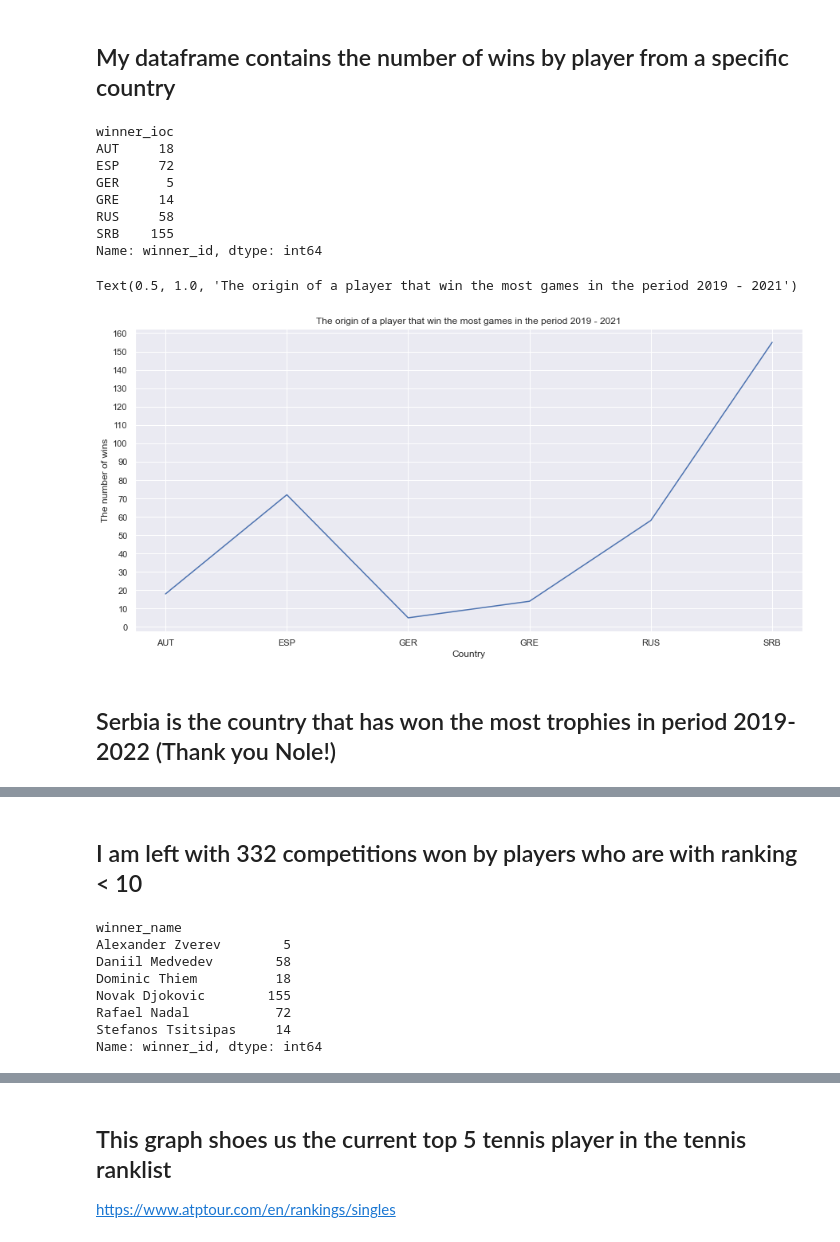
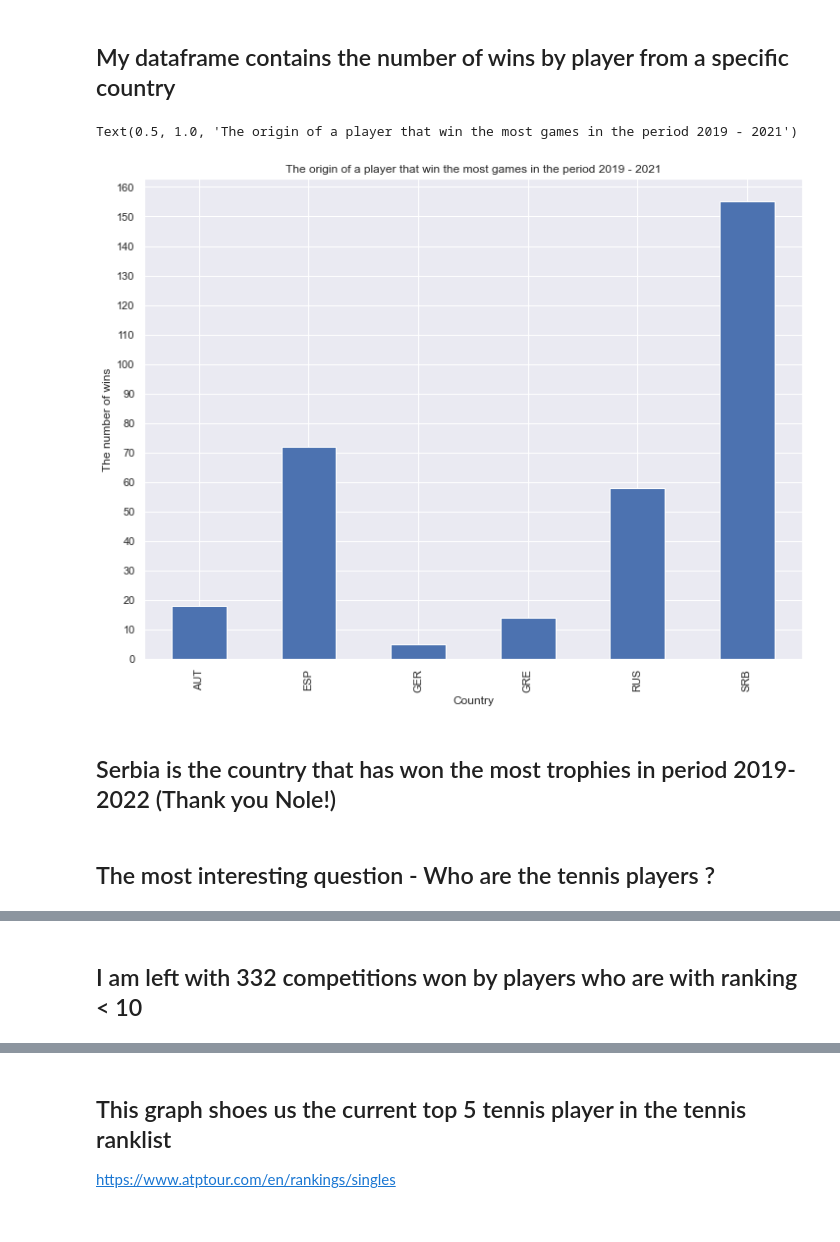
Before and after one commit to BorisBorisov33/Data-Analysis-Group-Project, a Jupyter notebook: analysis_the_greatest_tennis_nation.ipynb, the cells around one changed output, grey strips where cells are left out. Cells and saved outputs as stored; diff of their text form; code cells hidden in the pictures.

Commit message:
update of analysis greatest tennis nation

```diff
--- a/analysis_the_greatest_tennis_nation.ipynb
+++ b/analysis_the_greatest_tennis_nation.ipynb
@@ -6,6 +6,9 @@ import pandas as pd
 import numpy as np
 import seaborn as sns
 import matplotlib.pyplot as plt
+# import geopandas
+plt.style.use('ggplot')
+
 %matplotlib inline
 
 plt.rcParams['figure.figsize'] = (12, 9)
@@ -140,33 +131,22 @@ filtered_rank_points_df
 322 rows × 7 columns
 # %% [markdown]
 ## My dataframe contains the number of wins by player from a specific country
-# %%
-country_of_players_df = filtered_rank_points_df.groupby('winner_ioc')['winner_id'].size()
-country_of_players_df
-# %% [output]
-winner_ioc
-AUT     18
-ESP     72
-GER      5
-GRE     14
-RUS     58
-SRB    155
-Name: winner_id, dtype: int64
 # %%
-fig, ax = plt.subplots(figsize=(15,7))
-filtered_rank_points_df.groupby('winner_ioc')['winner_id'].count().plot(ax=ax)
+country_of_players_df = filtered_rank_points_df.groupby('winner_ioc')['winner_id'].size()
+country_of_players_df
+country_of_players_df.plot.bar()
 plt.xlabel('Country')
 plt.ylabel("The number of wins")
 y = [0,160]
 plt.yticks(np.arange(min(y), max(y)+1, 10))
-
-
 plt.title('The origin of a player that win the most games in the period 2019 - 2021')
 # %% [output]
 Text(0.5, 1.0, 'The origin of a player that win the most games in the period 2019 - 2021')
-[figure, old version]
+[figure, new version]
 # %% [markdown]
 ##  Serbia is the country that has won the most trophies in period 2019-2022 (Thank you Nole!)
+# %% [markdown]
+## The most interesting question - Who are the tennis players ?
 # %%
 df_filtered.sort_values(['winner_rank'],ascending=True)
 top_ten_players_df = df_filtered[(df_filtered['winner_rank']<10) &(df_filtered['winner_rank_points']>8000)]
@@ -187,16 +167,4 @@ top_ten_players_df
 322 rows × 7 columns
 # %% [markdown]
 ## I am left with 332 competitions won by players who are with ranking < 10
-# %%
-count_players_df = top_ten_players_df.groupby('winner_name')['winner_id'].size()
-count_players_df
-# %% [output]
-winner_name
-Alexander Zverev        5
-Daniil Medvedev        58
-Dominic Thiem          18
-Novak Djokovic        155
-Rafael Nadal           72
-Stefanos Tsitsipas     14
-Name: winner_id, dtype: int64
 # %%
```
Also changed, not shown: parts of 6 cells of this notebook, 1 other file.
